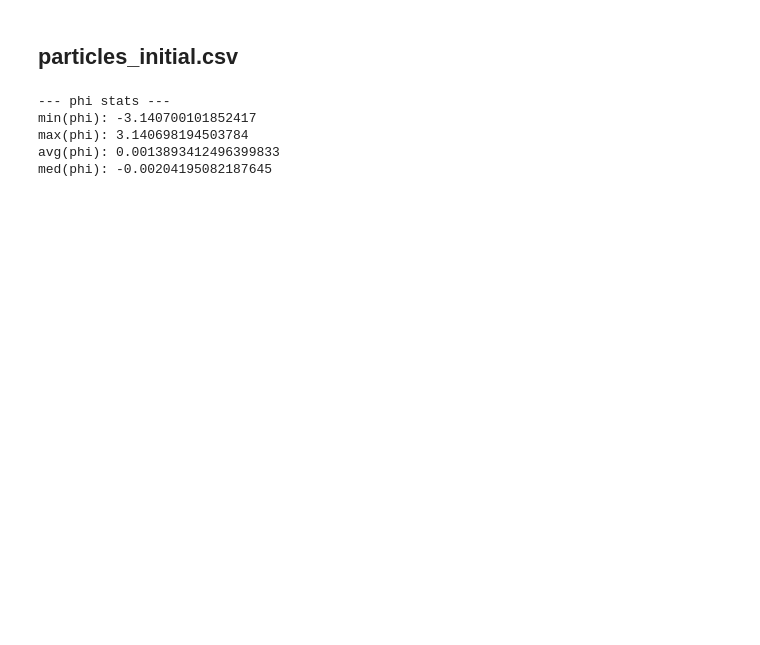
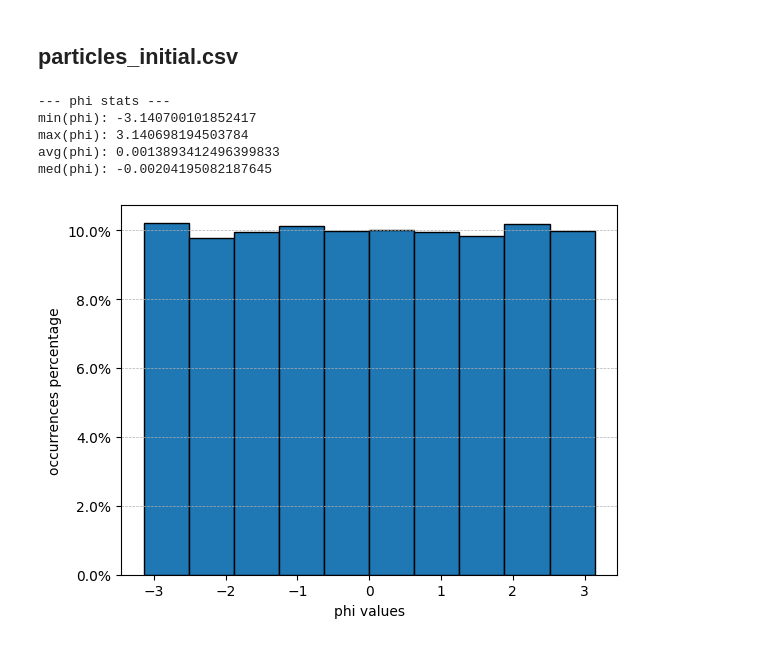
Before and after one commit to P4ndaM1x/engineering-dissertation, a Jupyter notebook: raw_data/exploration.ipynb, the cells around one changed output. Cells and saved outputs as stored; diff of their text form; code cells hidden in the pictures; blank space fills up the shorter version.

```diff
--- a/raw_data/exploration.ipynb
+++ b/raw_data/exploration.ipynb
@@ -142,11 +175,13 @@ import pandas as pd
 particles_initial_df = pd.read_csv('./ODD_Single_muon_10k/particles_initial.csv')
 # %%
 print_basic_stats(particles_initial_df, 'phi')
+plot_histogram(particles_initial_df, 'phi')
 # %% [output]
 --- phi stats ---
 min(phi): -3.140700101852417
 max(phi): 3.140698194503784
 avg(phi): 0.0013893412496399833
 med(phi): -0.00204195082187645
+[figure, added]
 # %%
 print_basic_stats(particles_initial_df, 'pt')
```
Also changed, not shown: parts of 4 cells of this notebook, 5 other files.
